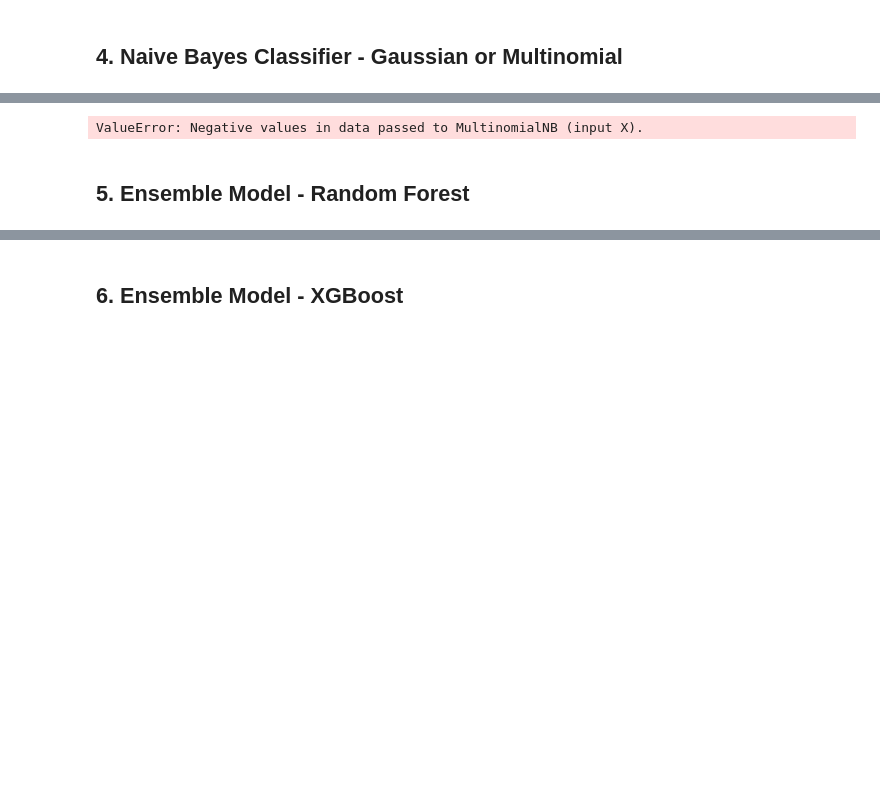
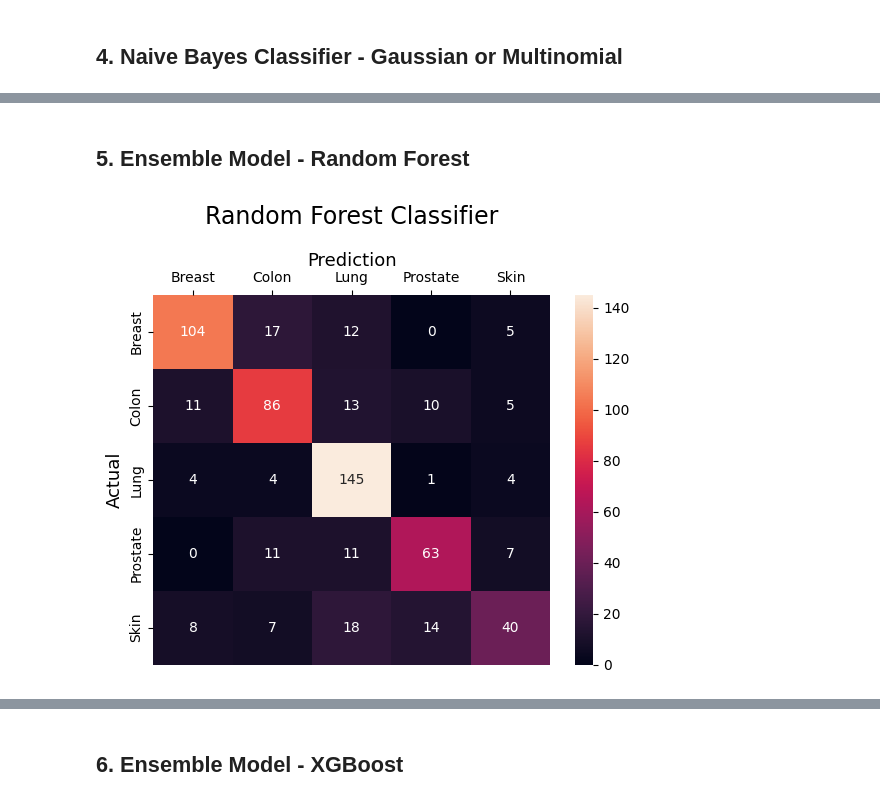
Before and after one commit to utsav-lakshkar9/Machine-Learning-Assignment-2, a Jupyter notebook: model_prediction.ipynb, the cells around one changed output, grey strips where cells are left out. Saved outputs shown, nothing was run; the diff lists cells and outputs as text; code cells hidden in the pictures; blank space fills up the shorter version.

```diff
--- a/model_prediction.ipynb
+++ b/model_prediction.ipynb
@@ -328,8 +326,17 @@ weighted avg       0.63      0.48      0.43       600
-# %%
-mnb = MultinomialNB()
-mnb.fit(X_train,y_train)
-y_pred_mnb=mnb.predict(X_test)
-# %% [output]
-ValueError: Negative values in data passed to MultinomialNB (input X).
 # %% [markdown]
 ## 5. Ensemble Model - Random Forest
+# %%
+rfc=RandomForestClassifier()
+rfc.fit(X_train,y_train)
+y_pred_rfc=rfc.predict(X_test)
+# %%
+cm = confusion_matrix(np.array(y_test),y_pred_rfc)
+sns.heatmap(cm,annot=True,fmt='g',xticklabels=sorted(y_test.unique()),yticklabels=sorted(y_test.unique()))
+plt.ylabel('Actual', fontsize=13)
+plt.title('Random Forest Classifier', fontsize=17, pad=20)
+plt.gca().xaxis.set_label_position('top')
+plt.xlabel('Prediction', fontsize=13)
+plt.gca().xaxis.tick_top()
+plt.show()
+# %% [output]
+[figure, added]
```
Also changed, not shown: parts of 24 cells of this notebook, 1 other file.
